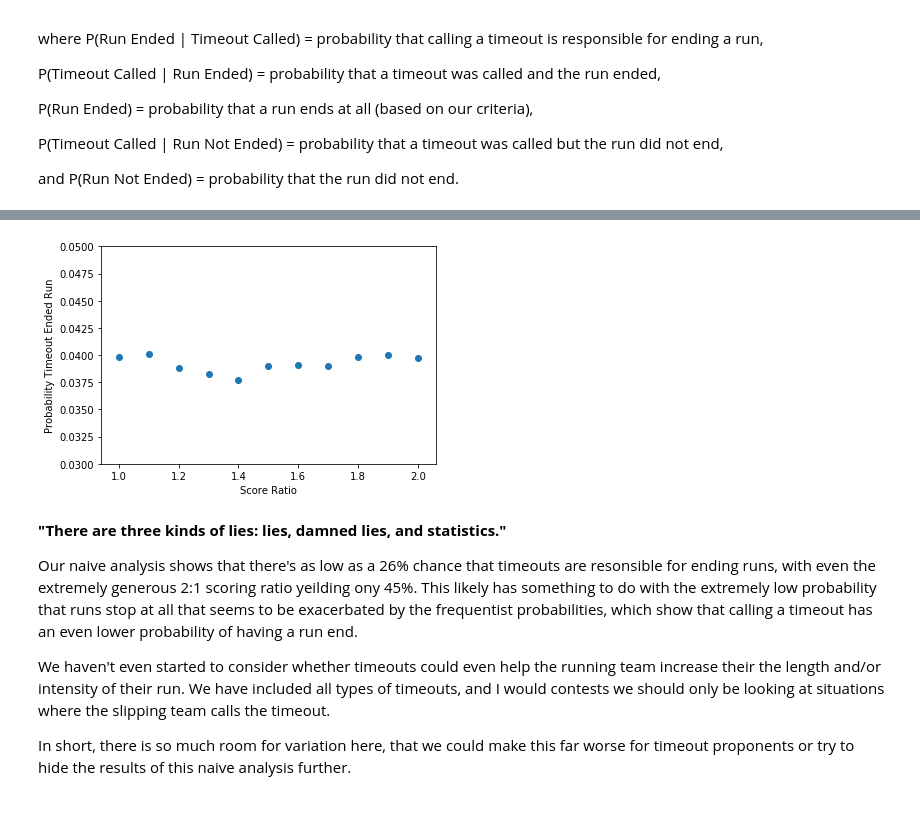
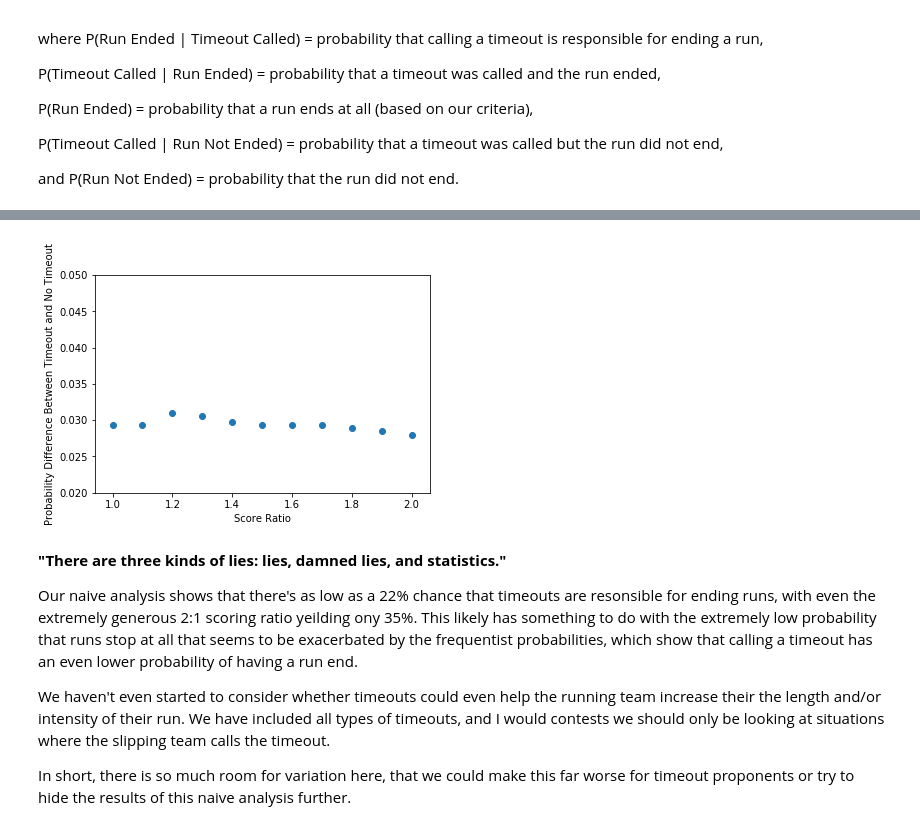
Before and after one commit to mattfred10/Timeout-Analyzer, a Jupyter notebook: Run Analyzer.ipynb, the cells around one changed output, grey strips where cells are left out. Cells and saved outputs as stored; diff of their text form; code cells hidden in the pictures.

```diff
--- a/Run Analyzer.ipynb
+++ b/Run Analyzer.ipynb
@@ -229,10 +152,11 @@ Note that free throws are not included as events in this analysis but the points
 # List that holds the differences from each period
 differences = []
 
-# The following list and dictionary are used to calculate the average score margin
-# Based on the above analysis and as will be discussed below, we only
-# want to analyze games that were competitive because scoring streaks are very common
-# in games where teams are not comptetitive.
+# The following list and dictionary are used to calculate the average score margin.
+# Based on the above analysis, we only want to analyze games that were
+# competitive because scoring streaks are very common in games where
+# teams are not comptetitive. The effectiveness of timeouts in games where
+# teams are not evenly matched is not being tested.
 
 # We use a dictionary so we can identify game-by-game avarage score margins.
 # key : game_id, value : average score margin
@@ -241,10 +165,9 @@ score_margin_dict = {}
 # The list is only used to investigate the data
 score_margin_list = []
 
-# We could eliminate games based on margins here to speed up the analysis
+# We could eliminate games based on average score margins here to speed up the analysis
 # but I'm leaving all of the data in the analysis as long as possible in case the
 # approach needs to change or the specific cutoff criteria change.
-
 for period in periods:
     # Drop ends of periods because strategy can change
     period = period.loc[period['time'] > 90]
@@ -258,10 +181,12 @@ for period in periods:
         score_margin_list.append(average_score_margin)
         score_margin_dict[period['game_id'].values[0]] = average_score_margin
     except:
+        print(period)
+        print(periods.index(period))
         continue
 
     # Get delta time and delta score difference
-    difference = period[['time','delta_score_margin']].diff(3)
+    difference = period[['time','delta_score_margin']].diff(event_length)
 
     # Pass data forward - need to copy from the undiffed data frame
     difference['row_id'] = period['rowid']
@@ -278,12 +203,7 @@ for period in periods:
     difference['delta_time'] = -difference['time']
     difference['time'] = period['time']
 
-    # We get some -/+ infinities from free throws occurring across timeouts
-    # The change in score is reflected in the next event, so we convert them to not a number...
-
-    #difference = difference.replace([np.inf, -np.inf], np.nan)
-    # ...and then drop them
-    # Because we are using diff(3) the first few rows of a period cannot be calculated and give not a number
+    # Because we are using diff, the first few rows of a period cannot be calculated and give not a number
     # so we drop them as meaningless
     difference = difference[['game_id','row_id','event','actor','home','away','home_score', 'away_score','score_margin','time','delta_time','delta_score_margin']].dropna()
     differences.append(difference)
@@ -447,12 +369,12 @@ From this information, we are going to caluclate certain probabilities:
 
 From these probabilities and Bayes' Theorem, we can calculate the probability that the timeout was responsible for the run ending. In other words, would a stopped run have stopped without the timeout? Frequentist statistics can also be directly observed.
 # %%
-diff_length = 3 # This value comes from the diff function above. Rhis value could be refactored to be intialized at the start.
+diff_length = event_length # This value comes from the diff function above.
 
 different_stop_criteria = []
 # Choosing the correct criteria for a run stop is difficult, so I'll go ahead and
 # calculate a range so you can argue about it.
-run_criteria = [1 + x/10 for x in range(11)]  # Easier than manual input
+run_criteria = [1 + x/10 for x in range(11)]
 
 for run_criterion in run_criteria:
     run_stops = []
@@ -463,10 +385,10 @@ for run_criterion in run_criteria:
             indx = result.loc[result.row_id == row['row_id']].index[0]
             continue
 
-        # We use the index from the original data set to find the events
+        # We use the index from the original dataset to find the events
         indx = result.loc[result.row_id == row['row_id']].index[0]
 
-        # Grab a few extra events - if run doesn't end after 10 baskets or 2 timeouts, it's considered to not end
+        # Grab a few extra events - if run doesn't end after 10 events or 2 timeouts, it's considered to not end
         working = result.loc[(result.index >= indx - diff_length) & (result.index <= indx + 10)]
         # Reset the index for the slice
         working = working.reset_index()
@@ -557,9 +479,3 @@ for run_criterion in run_criteria:
         run_stops.append([event.game_id, team_list, winner, runner, run_ended, timeouts, score_log, final_scores])
 
     different_stop_criteria.append([run_criterion, run_stops])
-
-print(different_stop_criteria[0])
-# for criterion in different_stop_criteria:
-#     for row in criterion:
-#         print(row[1])
-#         print('======================')
@@ -752,19 +688,19 @@ plt.show()
 # %%
-# Just want to show that this isn't constant or monotonic
+# Just want to show that this isn't constant or monotonic, which would indicate some bias in the method.
 
 probdiff = [x[0] - x[1] for x in zip(runs_stopped_probs, runs_stopped_to_probs)]
 
 plt.scatter(score_ratio_list, probdiff)
-plt.ylim([0.03,0.05])
+plt.ylim([0.02,0.05])
 plt.xlabel('Score Ratio')
 plt.ylabel('Probability Difference Between Timeout and No Timeout')
 plt.show()
 # %% [output]
-[figure, old version]
+[figure, new version]
 # %% [markdown]
 <b>"There are three kinds of lies: lies, damned lies, and statistics."</b>
 
-Our naive analysis shows that there's as low as a 26% chance that timeouts are resonsible for ending runs, with even the extremely generous 2:1 scoring ratio yeilding ony 45%. This likely has something to do with the extremely low probability that runs stop at all that seems to be exacerbated by the frequentist probabilities, which show that calling a timeout has an even lower probability of having a run end.
+Our naive analysis shows that there's as low as a 22% chance that timeouts are resonsible for ending runs, with even the extremely generous 2:1 scoring ratio yeilding ony 35%. This likely has something to do with the extremely low probability that runs stop at all that seems to be exacerbated by the frequentist probabilities, which show that calling a timeout has an even lower probability of having a run end.
 
 We haven't even started to consider whether timeouts could even help the running team increase their the length and/or intensity of their run. We have included all types of timeouts, and I would contests we should only be looking at situations where the slipping team calls the timeout.
 
```
Also changed, not shown: parts of 32 cells of this notebook, 1 other file.
